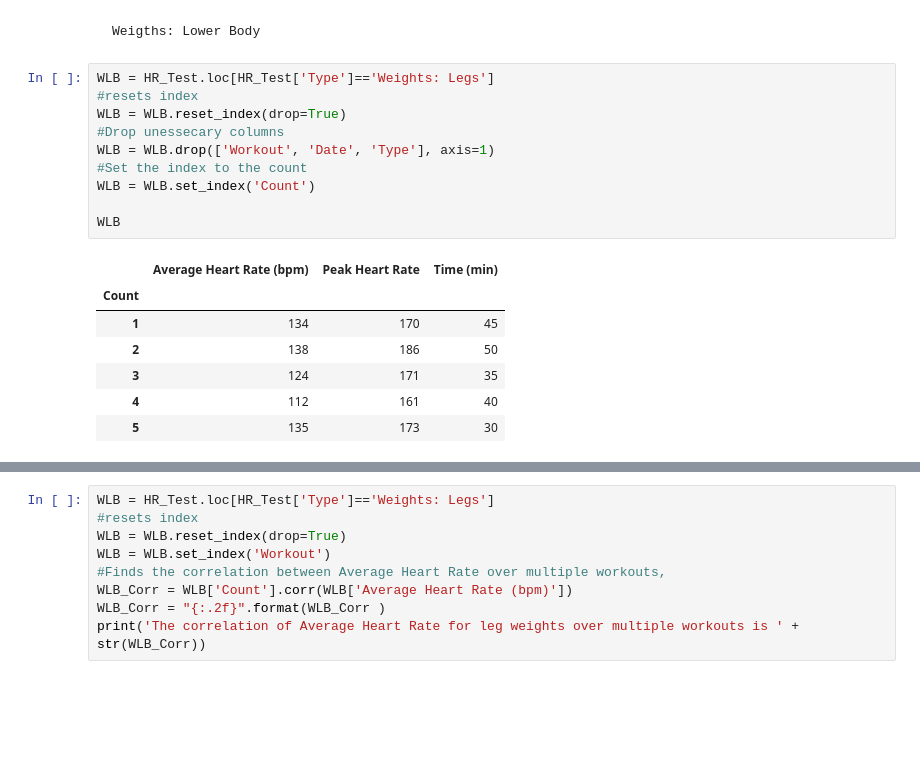
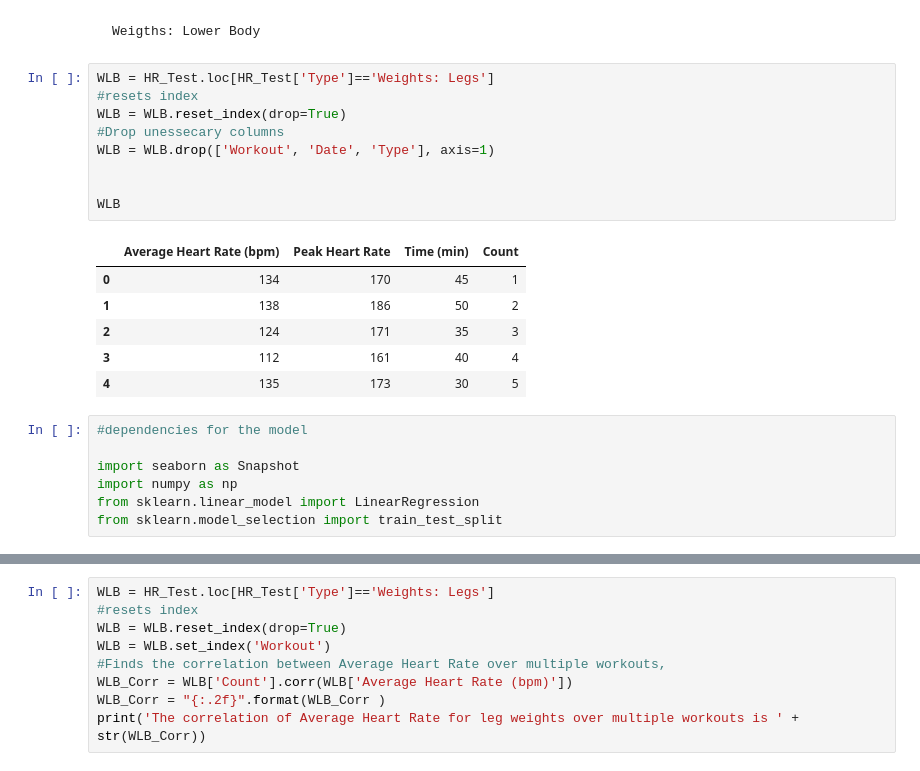
Before and after one commit to Leroez/Heart-Rate-Test, a Jupyter notebook: Project.ipynb, the cells around one changed output, grey strips where cells are left out. Saved outputs shown, nothing was run; the diff lists cells and outputs as text; blank space fills up the shorter version.

```diff
--- a/Project.ipynb
+++ b/Project.ipynb
@@ -162,18 +238,23 @@ The correlation of Average Heart Rate for pull weights over multiple workouts is
 # %%
 WLB = HR_Test.loc[HR_Test['Type']=='Weights: Legs']
 #resets index
 WLB = WLB.reset_index(drop=True)
 #Drop unessecary columns
 WLB = WLB.drop(['Workout', 'Date', 'Type'], axis=1)
-#Set the index to the count
-WLB = WLB.set_index('Count')
+
 
 WLB
 # %% [output]
-|  | Average Heart Rate (bpm) | Peak Heart Rate | Time (min) |
-| Count |  |  |  |
-| 1 | 134 | 170 | 45 |
-| 2 | 138 | 186 | 50 |
-| 3 | 124 | 171 | 35 |
-| 4 | 112 | 161 | 40 |
-| 5 | 135 | 173 | 30 |
+|  | Average Heart Rate (bpm) | Peak Heart Rate | Time (min) | Count |
+| 0 | 134 | 170 | 45 | 1 |
+| 1 | 138 | 186 | 50 | 2 |
+| 2 | 124 | 171 | 35 | 3 |
+| 3 | 112 | 161 | 40 | 4 |
+| 4 | 135 | 173 | 30 | 5 |
+# %%
+#dependencies for the model
+
+import seaborn as Snapshot
+import numpy as np
+from sklearn.linear_model import LinearRegression
+from sklearn.model_selection import train_test_split
```
Also changed, not shown: parts of 22 cells of this notebook.
